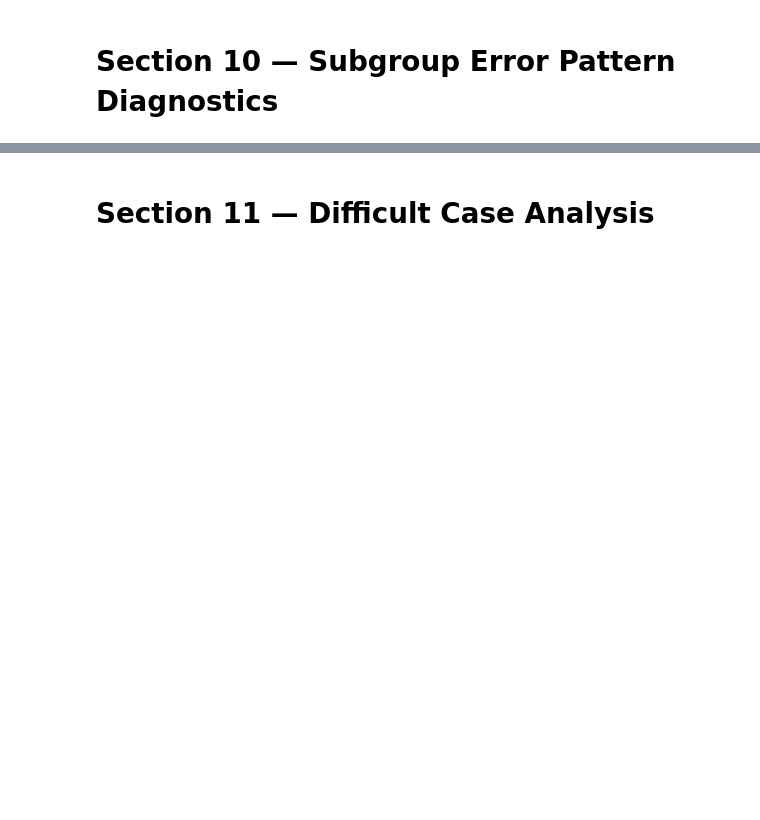
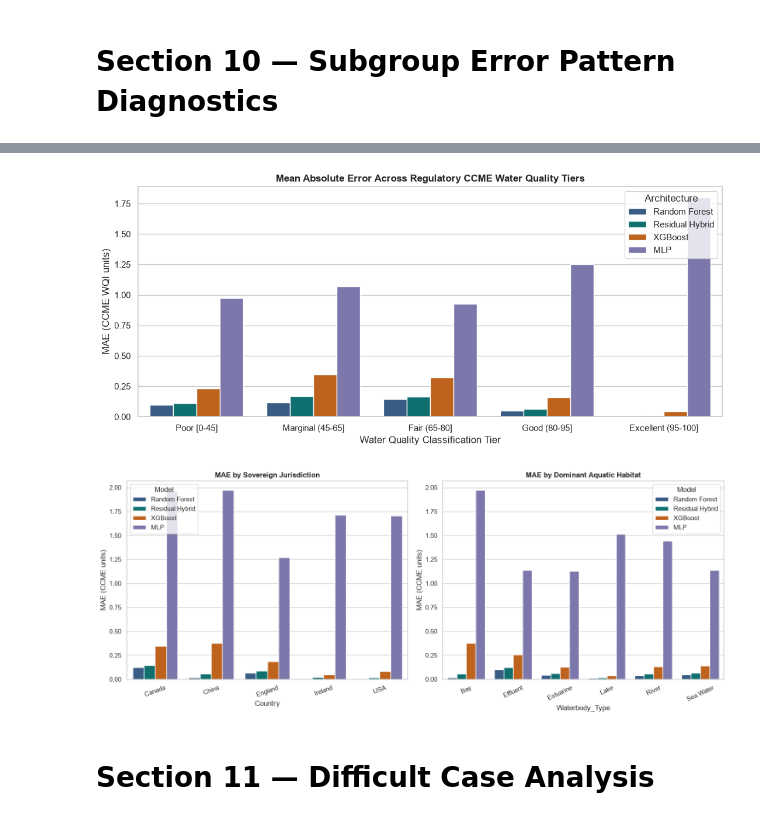
Before and after one commit to MAYANKSHARMA01010/Semester_5_AML_DL, a Jupyter notebook: Phase_2_Deep_Learning/notebooks/06_explainability_error_analysis.ipynb, the cells around one changed output, grey strips where cells are left out. Cells and saved outputs as stored; diff of their text form; code cells hidden in the pictures; blank space fills up the shorter version.

```diff
--- a/Phase_2_Deep_Learning/notebooks/06_explainability_error_analysis.ipynb
+++ b/Phase_2_Deep_Learning/notebooks/06_explainability_error_analysis.ipynb
@@ -412,9 +439,11 @@ Mean Absolute Adjustment:      0.2733 CCME units
 # %%
 models_dict = {
     'Random Forest': y_rf,
+    'Residual Hybrid': y_hybrid,
+    'Base Tree Ensemble': y_base_tree,
     'XGBoost': y_xgb,
+    'Weighted Ensemble': y_ens,
     'MLP': y_mlp,
-    'Weighted Ensemble': y_ens,
 }
 
 error_summary_rows = []
@@ -422,7 +451,7 @@ model_residuals = {}
 model_abs_errors = {}
 
 for name, y_pred in models_dict.items():
-    res = y_true - y_pred
+    res = y_pred - y_true
     ae = np.abs(res)
     model_residuals[name] = res
     model_abs_errors[name] = ae
@@ -442,21 +471,19 @@ for name, y_pred in models_dict.items():
 
 error_summary_df = pd.DataFrame(error_summary_rows).sort_values('MAE').reset_index(drop=True)
 error_summary_df.to_csv(output_directory / 'model_error_summary_comparison.csv', index=False)
-print('COMPREHENSIVE ERROR DIAGNOSTIC SUMMARY:')
-print(error_summary_df.to_string(index=False))
+print('COMPREHENSIVE ERROR DIAGNOSTIC SUMMARY (Residual = Prediction - Actual):')
+print(error_summary_df[['Model', 'Mean_Residual', 'Median_AE', 'MAE', 'RMSE', 'Max_AE']].to_string(index=False))
 
 model_names = list(models_dict.keys())
 win_matrix = pd.DataFrame(index=model_names, columns=model_names, dtype=float)
-
 for m1 in model_names:
     for m2 in model_names:
         if m1 == m2:
             win_matrix.loc[m1, m2] = 50.0
         else:
-            win_pct = float(np.mean(model_abs_errors[m1] < model_abs_errors[m2]) * 100)
-            win_matrix.loc[m1, m2] = win_pct
+            win_matrix.loc[m1, m2] = float(np.mean(model_abs_errors[m1] < model_abs_errors[m2]) * 100)
 
 win_matrix.to_csv(output_directory / 'model_comparison_win_rate_matrix.csv')
-print('\nPAIRWISE WIN-RATE MATRIX (% Test Cases Where Row Model Has Lower Absolute Error Than Column Model):')
+print('\nPAIRWISE WIN-RATE MATRIX (% Lower Absolute Error):')
 print(win_matrix.round(2).to_string())
 # %% [output]
@@ -695,2 +602,61 @@ Saved Figures: 12 and 13 successfully.
+# %%
+wqi_bins = [0, 45, 65, 80, 95, 100]
+wqi_labels = ['Poor [0-45]', 'Marginal (45-65]', 'Fair (65-80]', 'Good (80-95]', 'Excellent (95-100]']
+wqi_tiers = pd.cut(test_df[target_column], bins=wqi_bins, labels=wqi_labels, include_lowest=True)
+
+tier_records = []
+for tier in wqi_labels:
+    mask = (wqi_tiers == tier).values
+    count = int(np.sum(mask))
+    if count == 0: continue
+    for name in models_dict.keys():
+        res_sub = model_residuals[name][mask]
+        ae_sub = model_abs_errors[name][mask]
+        tier_records.append({
+            'WQI_Tier': tier,
+            'Model': name,
+            'Sample_Count': count,
+            'Mean_Residual': float(np.mean(res_sub)),
+            'MAE': float(np.mean(ae_sub)),
+            'RMSE': float(np.sqrt(np.mean(res_sub ** 2))),
+            'Max_AE': float(np.max(ae_sub)),
+        })
+
+tier_df = pd.DataFrame(tier_records)
+tier_df.to_csv(output_directory / 'error_diagnostics_by_wqi_tier.csv', index=False)
+
+fig, ax = plt.subplots(figsize=(11, 5), dpi=150)
+tier_plot_df = tier_df[tier_df['Model'].isin(key_models)]
+sns.barplot(data=tier_plot_df, x='WQI_Tier', y='MAE', hue='Model', palette=palette_models, ax=ax)
+ax.set_title('Mean Absolute Error Across Regulatory CCME Water Quality Tiers', fontweight='bold')
+ax.set_ylabel('MAE (CCME WQI units)')
+ax.set_xlabel('Water Quality Classification Tier')
+ax.legend(title='Architecture', loc='upper right')
+plt.tight_layout()
+plt.savefig(output_directory / '12_error_by_wqi_tier.png', bbox_inches='tight')
+plt.show()
+
+country_diag_df = pd.read_csv(output_directory / 'error_diagnostics_by_country.csv')
+wb_diag_df = pd.read_csv(output_directory / 'error_diagnostics_by_waterbody.csv')
+
+fig, axes = plt.subplots(1, 2, figsize=(15, 6), dpi=150)
+country_plot_df = country_diag_df[country_diag_df['Model'].isin(key_models)]
+sns.barplot(data=country_plot_df, x='Country', y='MAE', hue='Model', palette=palette_models, ax=axes[0])
+axes[0].set_title('MAE by Sovereign Jurisdiction', fontweight='bold')
+axes[0].set_ylabel('MAE (CCME units)')
+axes[0].tick_params(axis='x', rotation=20)
+
+top_wbs = test_df['waterbody_type'].value_counts().head(6).index.tolist()
+wb_plot_df = wb_diag_df[(wb_diag_df['Waterbody_Type'].isin(top_wbs)) & (wb_diag_df['Model'].isin(key_models))]
+sns.barplot(data=wb_plot_df, x='Waterbody_Type', y='MAE', hue='Model', palette=palette_models, ax=axes[1])
+axes[1].set_title('MAE by Dominant Aquatic Habitat', fontweight='bold')
+axes[1].set_ylabel('MAE (CCME units)')
+axes[1].tick_params(axis='x', rotation=25)
+plt.tight_layout()
+plt.savefig(output_directory / '13_error_by_country_waterbody.png', bbox_inches='tight')
+plt.show()
+# %% [output]
+[figure, added]
+[figure, added]
 # %% [markdown]
 # Section 11 — Difficult Case Analysis
```
Also changed, not shown: parts of 15 cells of this notebook, 32 other files.
